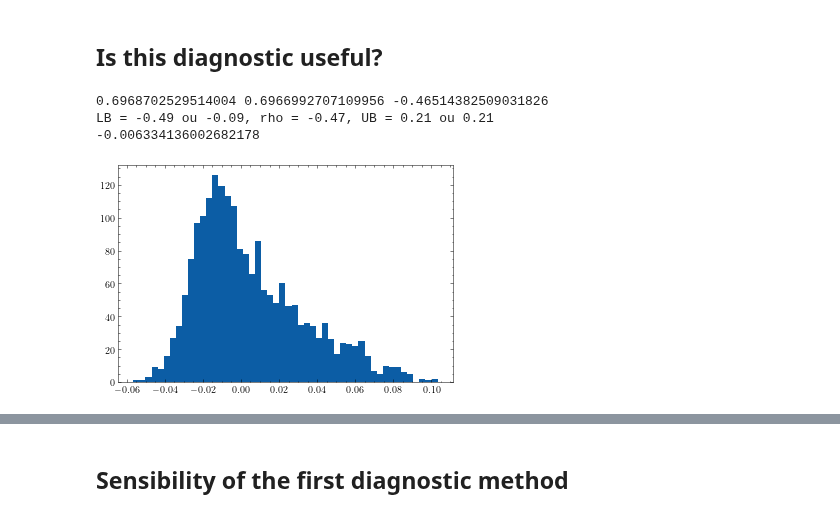
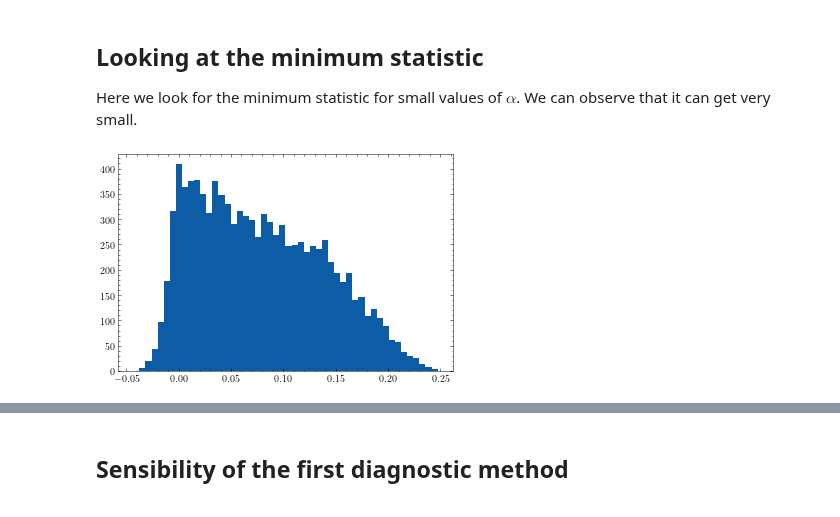
Before and after one commit to lucasmoschen/bivariate-beta, a Jupyter notebook: notebooks/notebook_for_experimentation.ipynb, the cells around one changed output, grey strips where cells are left out. Drawn from its saved outputs; the diff is of its cells as text; code cells hidden in the pictures.

```diff
--- a/notebooks/notebook_for_experimentation.ipynb
+++ b/notebooks/notebook_for_experimentation.ipynb
@@ -74,0 +74,17 @@ plt.show()
+# %%
+true_alpha = np.array([2,1,1,1])
+n = 500
+
+m1, m2, v1, v2, rho = BivariateBeta(true_alpha).moments()
+moments_true = np.array([m1,m2,rho])
+derivative = grad_h(moments_true)
+mean = h(moments_true)
+v = []
+for i in range(10000):
+    U = np.random.dirichlet(true_alpha, size=n)
+    X = U[:,0] + U[:,1]
+    Y = U[:,0] + U[:,2]
+    moments_hat = np.array([X.mean(), Y.mean(), np.corrcoef(X,Y)[0,1]])
+    #D = v1*v2
+    #Lambda = matrix(X,Y,D)
+    v.append(np.sqrt(n) * (h(moments_hat) - mean))#/np.sqrt(derivative @ Lambda @ derivative))
@@ -75,37 +98,21 @@ plt.show()
 # %% [markdown]
-## Is this diagnostic useful?
+## Looking at the minimum statistic
+
+Here we look for the minimum statistic for small values of $\alpha$.
+We can observe that it can get very small.
-# %%
-Z = np.random.multivariate_normal(mean=[1,1], cov=[[1,-0.5], [-0.5, 1]], size=1000000)
-
-X = 1/(1 + np.exp(-Z[:,0]))
-Y = 1/(1 + np.exp(-Z[:,1]))
-
-m1 = np.mean(X)
-m2 = np.mean(Y)
-rho = np.corrcoef(X, Y)[0,1]
-
-D = rho * np.exp(0.5*(np.log(m1) + np.log1p(-m1) + np.log(m2) + np.log1p(-m2)))
-
-print(m1,m2,rho)
-print("LB = {:.2f} ou {:.2f}, rho = {:.2f}, UB = {:.2f} ou {:.2f}".format(-m1*m2, -(1-m1)*(1-m2), rho, m1*(1-m2), m2*(1-m1)))
-print(min(D + m1*m2, -D + m1*(1-m2), -D + m2*(1-m1), D + (1-m1)*(1-m2)))
-# %% [output]
-0.6968702529514004 0.6966992707109956 -0.46514382509031826
-LB = -0.49 ou -0.09, rho = -0.47, UB = 0.21 ou 0.21
--0.006334136002682178
 # %%
 rng = np.random.default_rng(671289)
 true_alpha = np.array([1e-3,1e-1,2.5,1000.0])
 n = 50
 
-c_min_values = []
+P_quantile = []
 
-for i in trange(2000):
+for i in trange(10000):
     true_alpha = np.random.uniform(0, 0.5, size=4)
     U = rng.dirichlet(true_alpha, size=n)
     X = U[:,0] + U[:,1]
     Y = U[:,0] + U[:,2]
-    c_values = []
+    P_values = []
     for i in range(500):
         indeces = np.random.choice(range(n), size=n)
         Xb = X[indeces]
@@ -115,11 +122,10 @@ for i in trange(2000):
         rho = np.corrcoef(Xb, Yb)[0,1]
         D = rho * np.exp(0.5*(np.log(m1) + np.log1p(-m1) + np.log(m2) + np.log1p(-m2)))
         P = min(D + m1*m2, -D + m1*(1-m2), -D + m2*(1-m1), D + (1-m1)*(1-m2))
-        c = np.quantile(P, 0.05)
-        c_values.append(c)
-    c_min_values.append(min(c_values))
+        P_values.append(P)
+    P_quantile.append(np.quantile(P,0.05))
 # %%
-plt.hist(c_min_values, bins=50)
+plt.hist(P_quantile, bins=50)
 plt.show()
 # %% [output]
-[figure, old version]
+[figure, new version]
```
Also changed, not shown: parts of 25 cells of this notebook, 1 other file.
